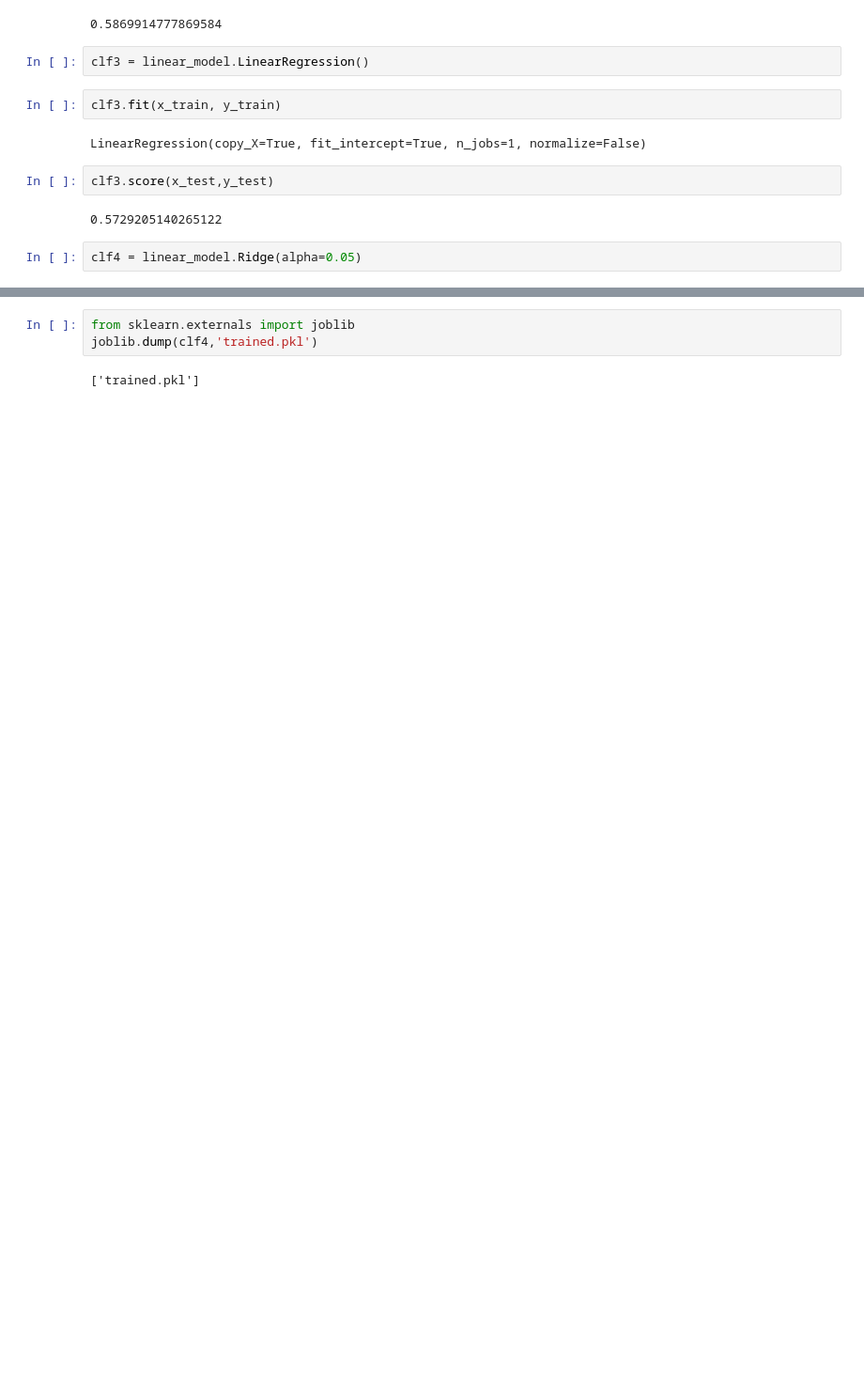
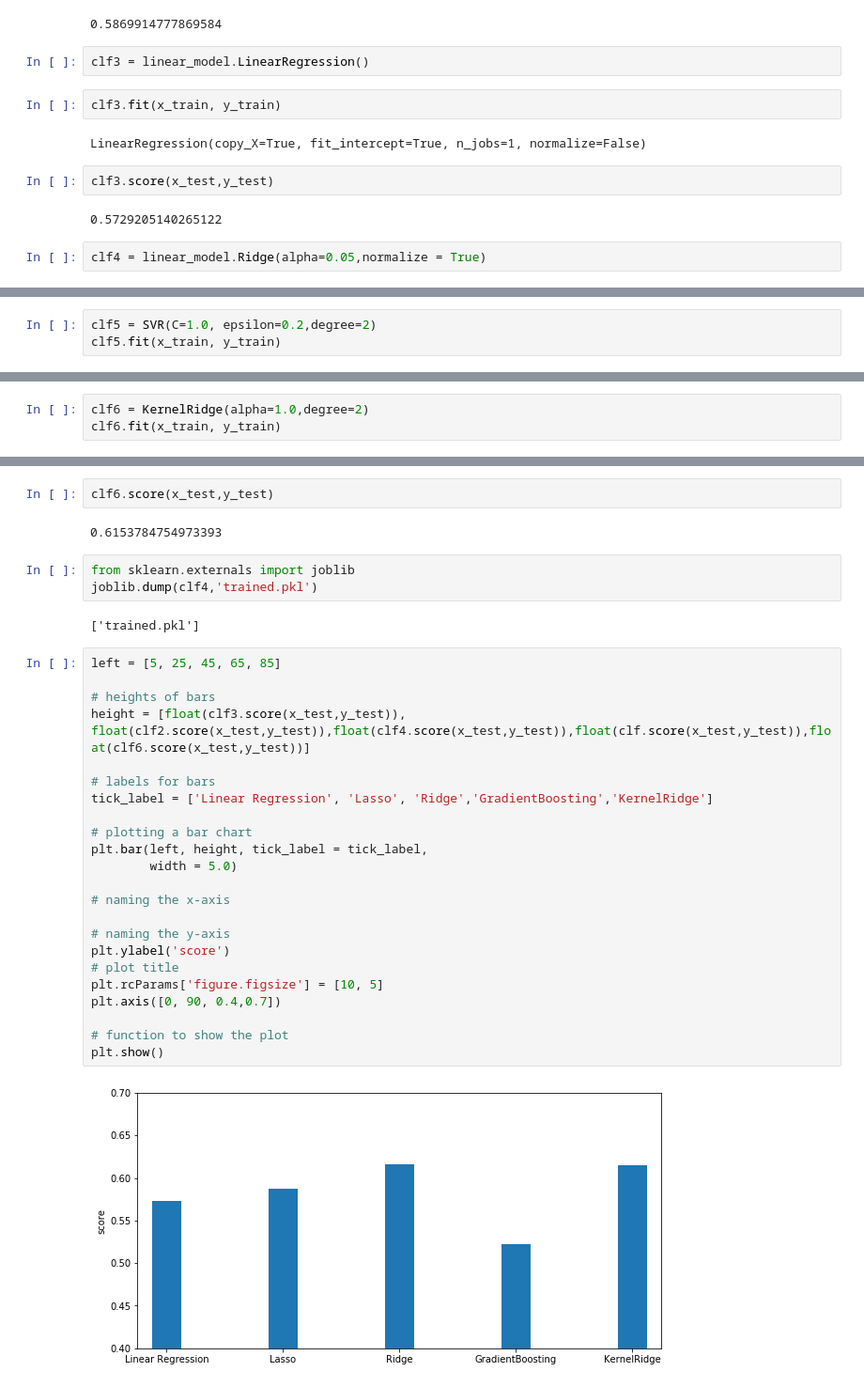
Before and after one commit to pl366/dellFlask, a Jupyter notebook: CS_ML.ipynb, the cells around one changed output, grey strips where cells are left out. Shown at 94% size. Saved outputs shown, nothing was run; the diff lists cells and outputs as text; blank space fills up the shorter version.

```diff
--- a/CS_ML.ipynb
+++ b/CS_ML.ipynb
@@ -101,7 +113,7 @@ clf3.score(x_test,y_test)
 # %% [output]
 0.5729205140265122
 # %%
-clf4 = linear_model.Ridge(alpha=0.05)
+clf4 = linear_model.Ridge(alpha=0.05,normalize = True)
 # %%
 clf4.fit(x_train, y_train)
 # %% [output]
@@ -117,0 +145,3 @@ array([86.65279154])
+# %%
+clf5 = SVR(C=1.0, epsilon=0.2,degree=2)
+clf5.fit(x_train, y_train)
@@ -117,0 +157,3 @@ array([86.65279154])
+# %%
+clf6 = KernelRidge(alpha=1.0,degree=2)
+clf6.fit(x_train, y_train)
@@ -118,5 +163,34 @@ array([86.65279154])
+# %%
+clf6.score(x_test,y_test)
+# %% [output]
+0.6153784754973393
 # %%
 from sklearn.externals import joblib
 joblib.dump(clf4,'trained.pkl')
 # %% [output]
 ['trained.pkl']
+# %%
+left = [5, 25, 45, 65, 85]
+
+# heights of bars
+height = [float(clf3.score(x_test,y_test)), float(clf2.score(x_test,y_test)),float(clf4.score(x_test,y_test)),float(clf.score(x_test,y_test)),float(clf6.score(x_test,y_test))]
+
+# labels for bars
+tick_label = ['Linear Regression', 'Lasso', 'Ridge','GradientBoosting','KernelRidge']
+
+# plotting a bar chart
+plt.bar(left, height, tick_label = tick_label,
+        width = 5.0)
+
+# naming the x-axis
+
+# naming the y-axis
+plt.ylabel('score')
+# plot title
+plt.rcParams['figure.figsize'] = [10, 5]
+plt.axis([0, 90, 0.4,0.7])
+
+# function to show the plot
+plt.show()
+# %% [output]
+[figure, added]
```
Also changed, not shown: parts of 19 cells of this notebook, 2 other files.
